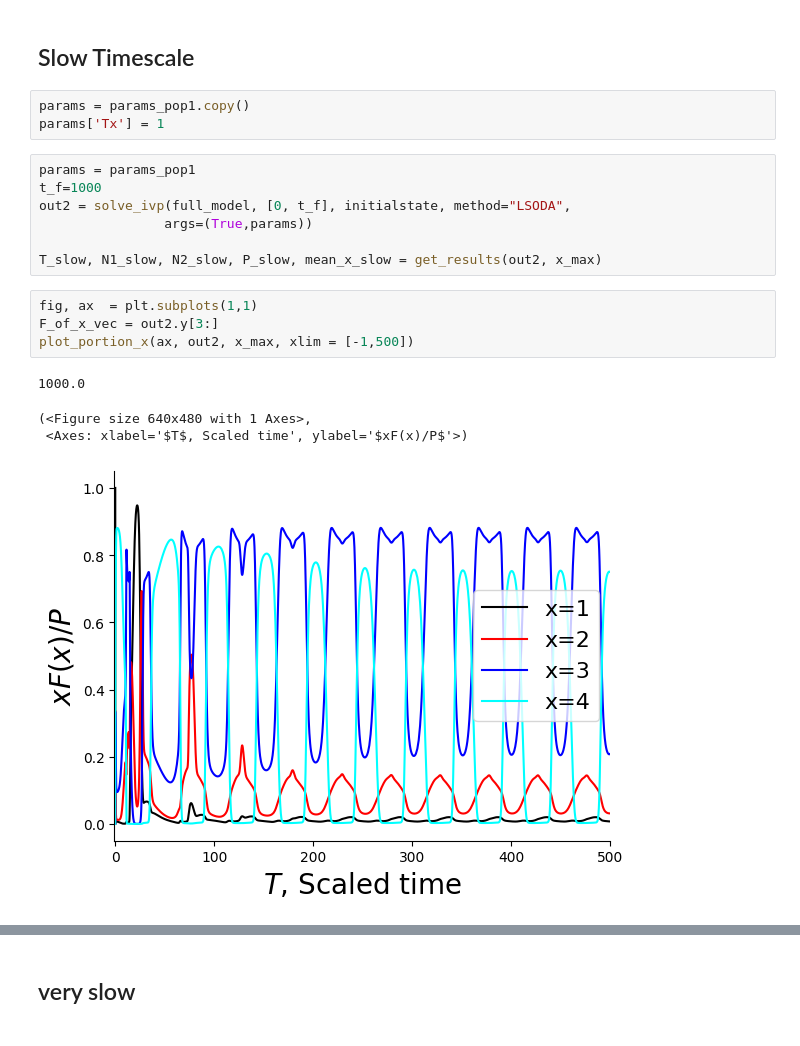
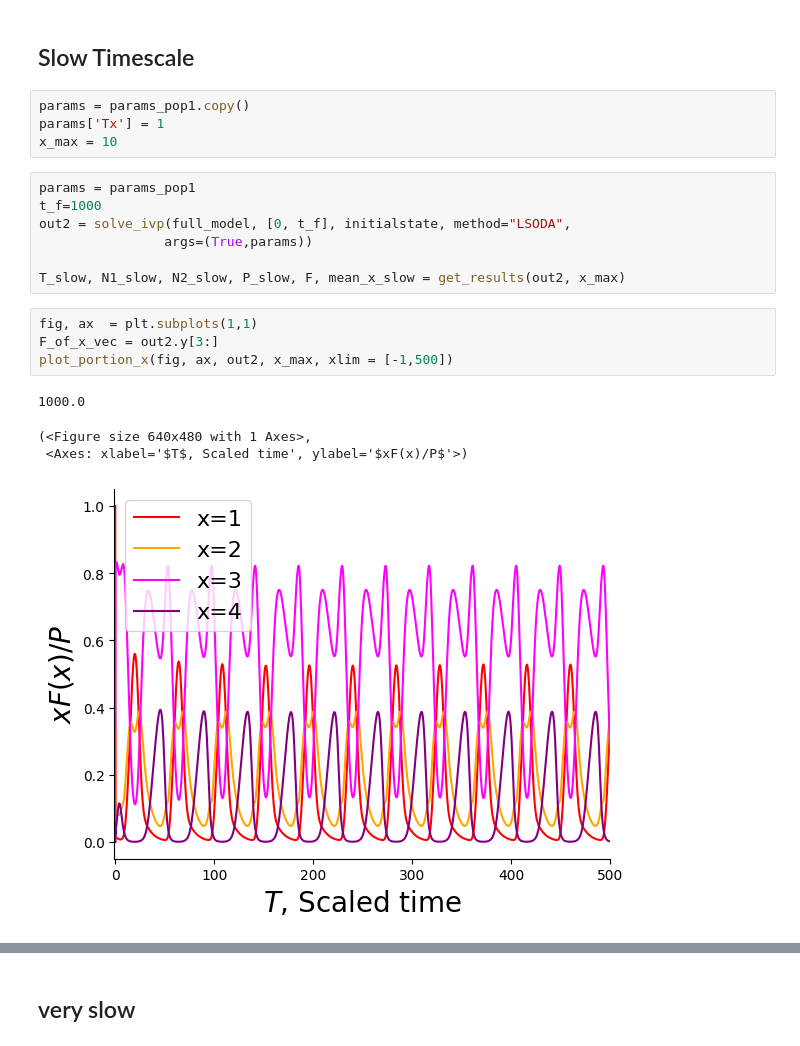
Before and after one commit to taliaborofsky/AdaptiveDynamics_CH_RS, a Jupyter notebook: TypeII_Sims.ipynb, the cells around one changed output, grey strips where cells are left out. Drawn from its saved outputs; the diff is of its cells as text.

```diff
--- a/TypeII_Sims.ipynb
+++ b/TypeII_Sims.ipynb
@@ -84,22 +108,23 @@ fig.savefig(final_fig_path + 'params_pop1_plotall.png', bbox_inches = 'tight')
 # %%
 params = params_pop1.copy()
 params['Tx'] = 1
+x_max = 10
 # %%
 params = params_pop1
 t_f=1000
 out2 = solve_ivp(full_model, [0, t_f], initialstate, method="LSODA",
                 args=(True,params))
 
-T_slow, N1_slow, N2_slow, P_slow, mean_x_slow = get_results(out2, x_max)
+T_slow, N1_slow, N2_slow, P_slow, F, mean_x_slow = get_results(out2, x_max)
 # %%
 fig, ax  = plt.subplots(1,1)
 F_of_x_vec = out2.y[3:]
-plot_portion_x(ax, out2, x_max, xlim = [-1,500])
+plot_portion_x(fig, ax, out2, x_max, xlim = [-1,500])
 # %% [output]
 1000.0
 (<Figure size 640x480 with 1 Axes>,
  <Axes: xlabel='$T$, Scaled time', ylabel='$xF(x)/P$'>)
-[figure, old version]
+[figure, new version]
 # %%
 fig, ax = plot_x_vs_y(N1_slow, P_slow, N1lab, Plab, [50,150])
 # %% [output]
```
Also changed, not shown: parts of 28 cells of this notebook, 6 other files.
